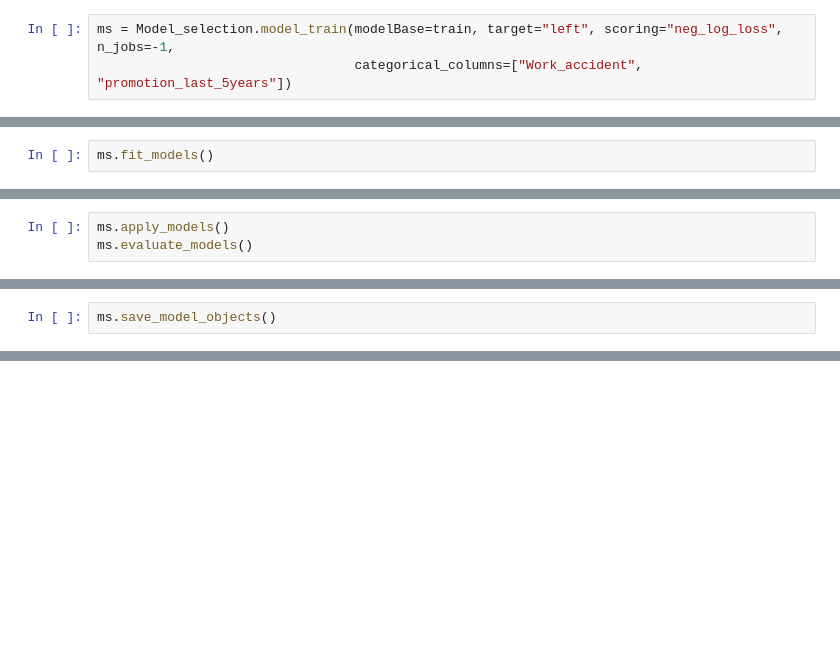
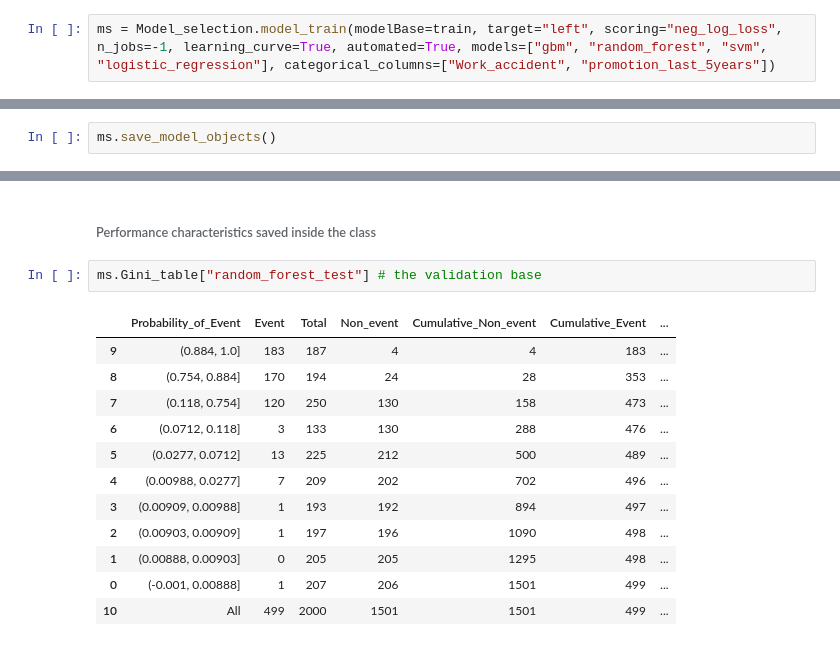
Before and after one commit to kanishkd4/Utilities, a Jupyter notebook: Applying_model_selection.ipynb, the cells around one changed output, grey strips where cells are left out. Drawn from its saved outputs; the diff is of its cells as text; blank space fills up the shorter version.

```diff
--- a/Applying_model_selection.ipynb
+++ b/Applying_model_selection.ipynb
@@ -45,3 +53,2 @@ import Model_selection, importlib
 # %%
-ms = Model_selection.model_train(modelBase=train, target="left", scoring="neg_log_loss", n_jobs=-1,
-                                 categorical_columns=["Work_accident", "promotion_last_5years"])
+ms = Model_selection.model_train(modelBase=train, target="left", scoring="neg_log_loss", n_jobs=-1, learning_curve=True, automated=True, models=["gbm", "random_forest", "svm", "logistic_regression"], categorical_columns=["Work_accident", "promotion_last_5years"])
@@ -48,2 +97,0 @@ ms = Model_selection.model_train(modelBase=train, target="left", scoring="neg_lo
-# %%
-ms.fit_models()
@@ -78,3 +97,0 @@ logistic_regression fitting complete
-# %%
-ms.apply_models()
-ms.evaluate_models()
@@ -125,0 +142,17 @@ array([[  9.92061644e-01,   7.93835561e-03],
+# %% [markdown]
+###### Performance characteristics saved inside the class
+# %%
+ms.Gini_table["random_forest_test"] # the validation base
+# %% [output]
+|  | Probability_of_Event | Event | Total | Non_event | Cumulative_Non_event | Cumulative_Event | ... |
+| 9 | (0.884, 1.0] | 183 | 187 | 4 | 4 | 183 | ... |
+| 8 | (0.754, 0.884] | 170 | 194 | 24 | 28 | 353 | ... |
+| 7 | (0.118, 0.754] | 120 | 250 | 130 | 158 | 473 | ... |
+| 6 | (0.0712, 0.118] | 3 | 133 | 130 | 288 | 476 | ... |
+| 5 | (0.0277, 0.0712] | 13 | 225 | 212 | 500 | 489 | ... |
+| 4 | (0.00988, 0.0277] | 7 | 209 | 202 | 702 | 496 | ... |
+| 3 | (0.00909, 0.00988] | 1 | 193 | 192 | 894 | 497 | ... |
+| 2 | (0.00903, 0.00909] | 1 | 197 | 196 | 1090 | 498 | ... |
+| 1 | (0.00888, 0.00903] | 0 | 205 | 205 | 1295 | 498 | ... |
+| 0 | (-0.001, 0.00888] | 1 | 207 | 206 | 1501 | 499 | ... |
+| 10 | All | 499 | 2000 | 1501 | 1501 | 499 | ... |
```
Also changed, not shown: parts of 22 cells of this notebook.
